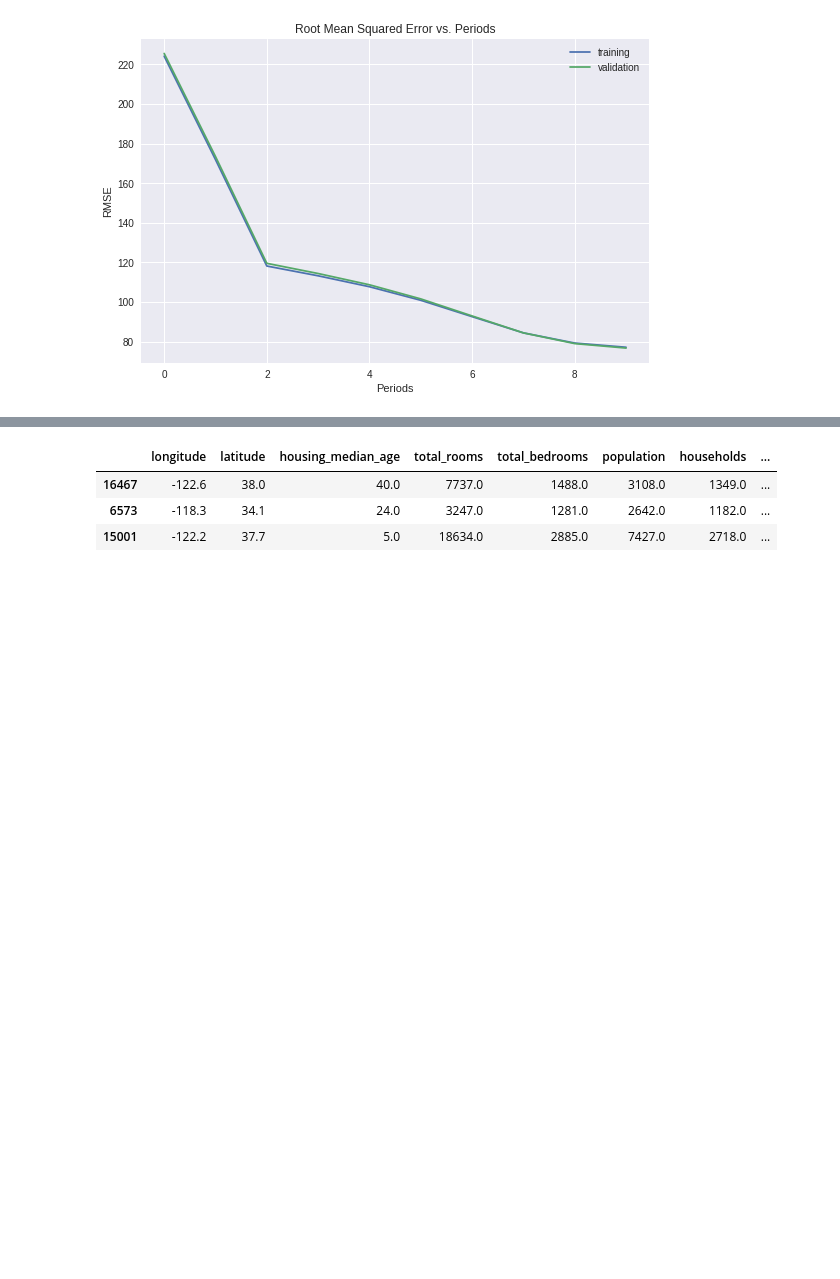
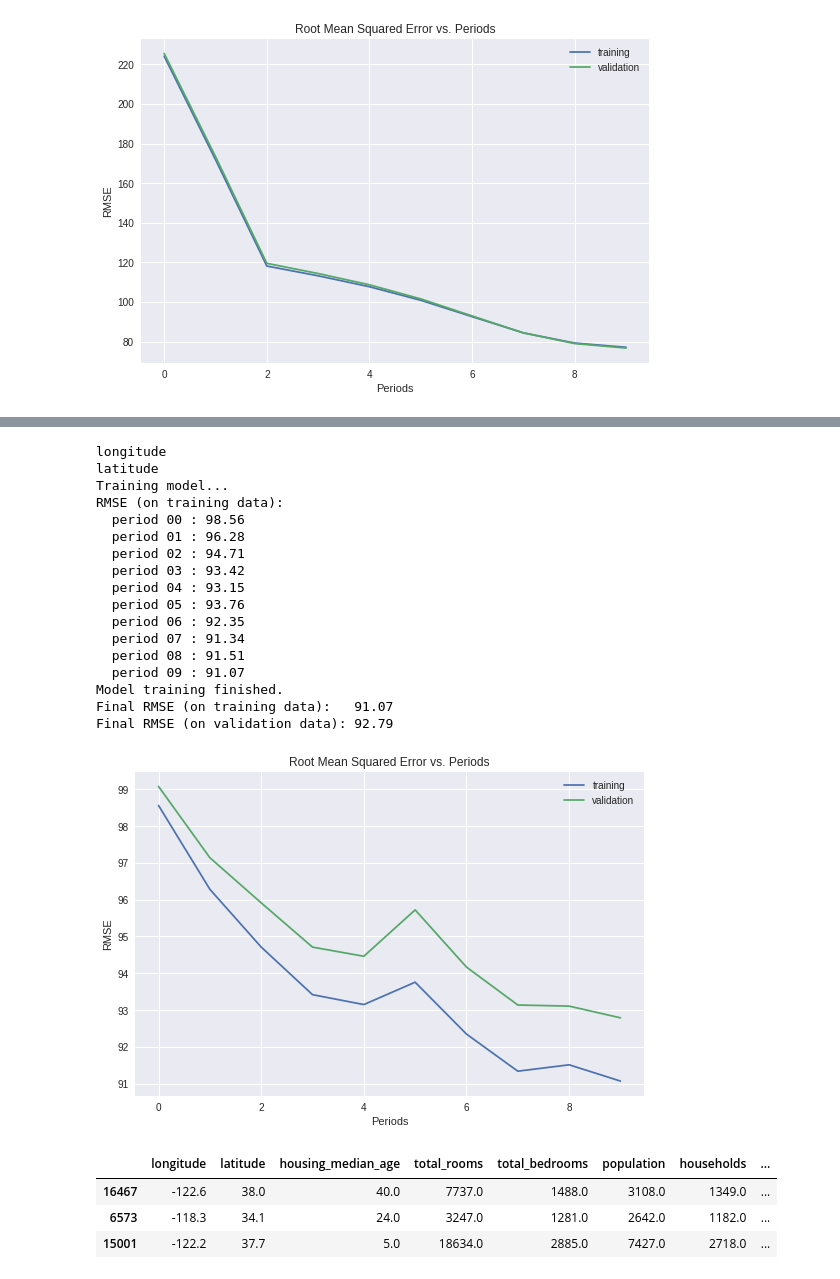
Before and after one commit to tenvol/tsf00, a Jupyter notebook: improving_neural_net_performance.ipynb, the cells around one changed output, grey strips where cells are left out. Cells and saved outputs as stored; diff of their text form; code cells hidden in the pictures; blank space fills up the shorter version.

```diff
--- a/improving_neural_net_performance.ipynb
+++ b/improving_neural_net_performance.ipynb
@@ -1186,3 +1186,52 @@ Final RMSE (on validation data): 99.63
+# %%
+def normalize_linear_scale(examples_dataframe):
+  """Returns a version of the input `DataFrame` that has all its features normalized linearly."""
+  #
+  # Your code here: normalize the inputs.
+  #
+  # pass
+  chdf_normalized = pd.DataFrame()
+  for col_name in examples_dataframe:
+    print(str(col_name))
+    chdf_normalized[str(col_name)] = linear_scale(examples_dataframe[str(col_name)])
+
+
+  return chdf_normalized
+
+#normalized_dataframe = normalize_linear_scale(preprocess_features(california_housing_dataframe[['longitude', 'latitude']]))
+normalized_dataframe = normalize(normalize_linear_scale(california_housing_dataframe[['longitude', 'latitude']]))
+
+normalized_training_examples = normalized_dataframe.head(12000)
+normalized_validation_examples = normalized_dataframe.tail(5000)
+
+_ = train_nn_regression_model(
+    my_optimizer=tf.train.AdamOptimizer(learning_rate=0.005),
+    steps=5000,
+    batch_size=70,
+    hidden_units=[10, 10, 8, 6],
+    training_examples=normalized_training_examples,
+    training_targets=training_targets,
+    validation_examples=normalized_validation_examples,
+    validation_targets=validation_targets)
+# %% [output]
+longitude
+latitude
+Training model...
+RMSE (on training data):
+  period 00 : 98.56
+  period 01 : 96.28
+  period 02 : 94.71
+  period 03 : 93.42
+  period 04 : 93.15
+  period 05 : 93.76
+  period 06 : 92.35
+  period 07 : 91.34
+  period 08 : 91.51
+  period 09 : 91.07
+Model training finished.
+Final RMSE (on training data):   91.07
+Final RMSE (on validation data): 92.79
+[figure, added]
 # %%
 california_housing_dataframe.head(3)
 # %% [output]
```
Also changed, not shown: parts of 2 cells of this notebook.
